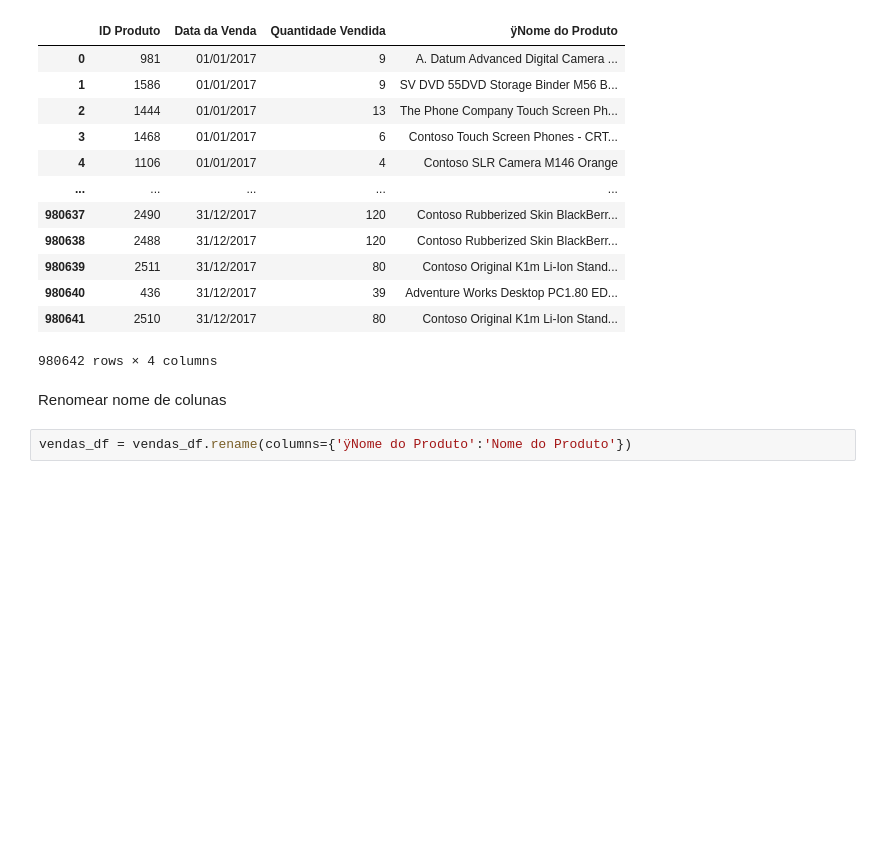
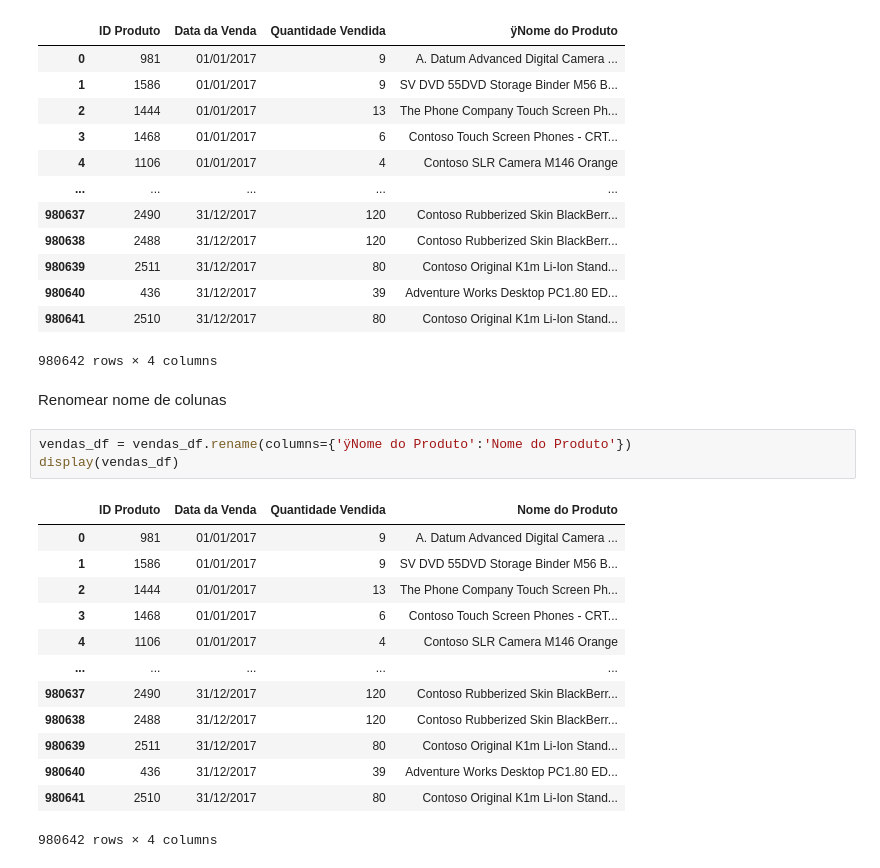
Before and after one commit to mateus-pcosta/Pandas, a Jupyter notebook: tratamento.ipynb, the cells around one changed output. Drawn from its saved outputs; the diff is of its cells as text; blank space fills up the shorter version.

```diff
--- a/tratamento.ipynb
+++ b/tratamento.ipynb
@@ -117,3 +117,18 @@ display(vendas_df)
 Renomear nome de colunas
 # %%
 vendas_df = vendas_df.rename(columns={'ÿNome do Produto':'Nome do Produto'})
+display(vendas_df)
+# %% [output]
+|  | ID Produto | Data da Venda | Quantidade Vendida | Nome do Produto |
+| 0 | 981 | 01/01/2017 | 9 | A. Datum Advanced Digital Camera ... |
+| 1 | 1586 | 01/01/2017 | 9 | SV DVD 55DVD Storage Binder M56 B... |
+| 2 | 1444 | 01/01/2017 | 13 | The Phone Company Touch Screen Ph... |
+| 3 | 1468 | 01/01/2017 | 6 | Contoso Touch Screen Phones - CRT... |
+| 4 | 1106 | 01/01/2017 | 4 | Contoso SLR Camera M146 Orange |
+| ... | ... | ... | ... | ... |
+| 980637 | 2490 | 31/12/2017 | 120 | Contoso Rubberized Skin BlackBerr... |
+| 980638 | 2488 | 31/12/2017 | 120 | Contoso Rubberized Skin BlackBerr... |
+| 980639 | 2511 | 31/12/2017 | 80 | Contoso Original K1m Li-Ion Stand... |
+| 980640 | 436 | 31/12/2017 | 39 | Adventure Works Desktop PC1.80 ED... |
+| 980641 | 2510 | 31/12/2017 | 80 | Contoso Original K1m Li-Ion Stand... |
+980642 rows × 4 columns
```
